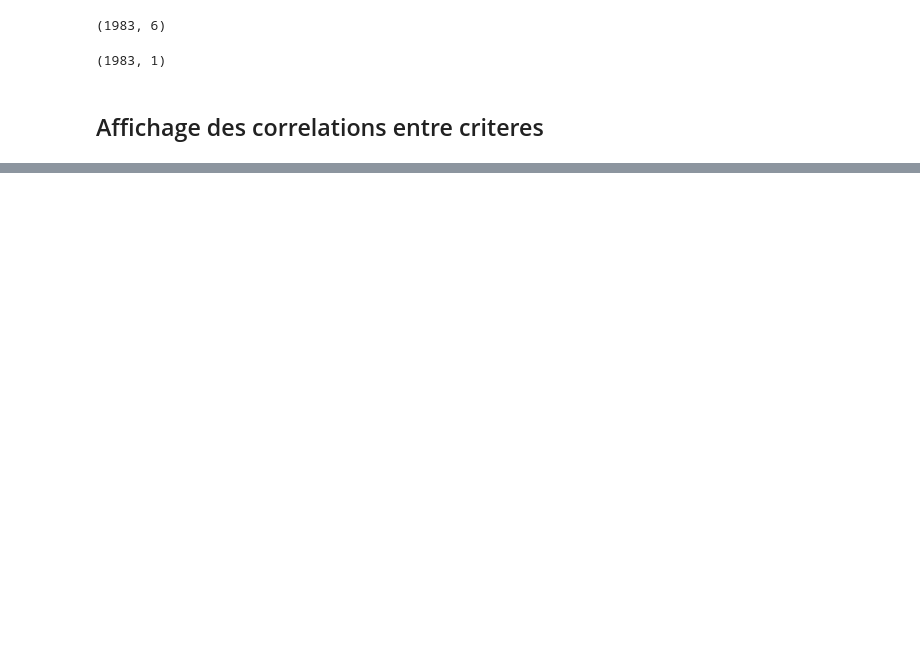
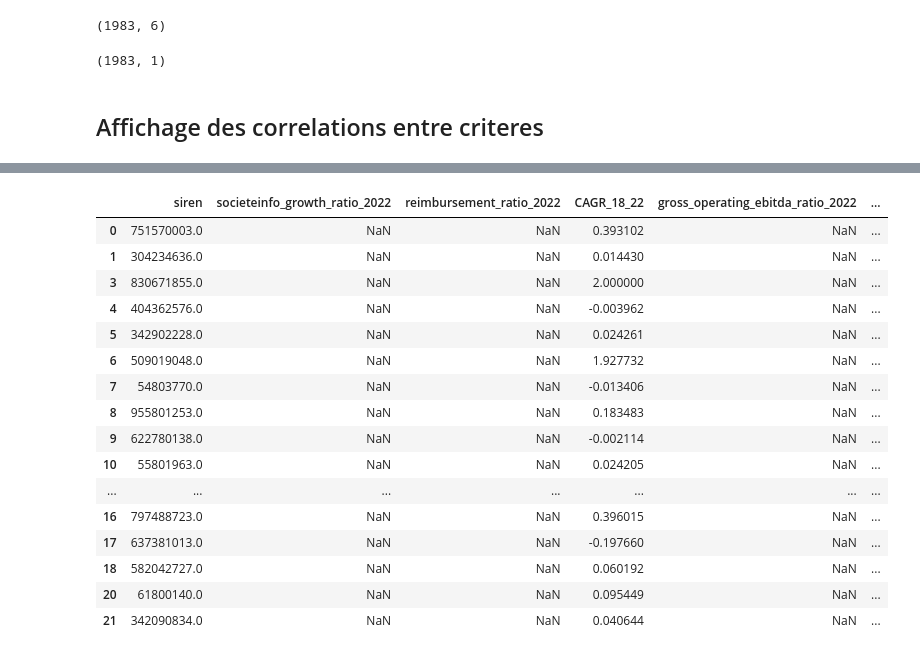
Before and after one commit to christin1977/models_classification, a Jupyter notebook: PFS_Classification.ipynb, the cells around one changed output, grey strips where cells are left out. Saved outputs shown, nothing was run; the diff lists cells and outputs as text; code cells hidden in the pictures; blank space fills up the shorter version.

```diff
--- a/PFS_Classification.ipynb
+++ b/PFS_Classification.ipynb
@@ -292,0 +327,3 @@ panel.to_csv('echantillon.csv', index='siren')
+# %%
+panel_non_classifié =source_entreprise_extract[source_entreprise_extract['classification']=='Non classifié']
+panel_non_classifié .to_csv('echantillon.csv', index='siren')
@@ -795,0 +606,27 @@ for i in range(m):
+# %%
+
+company_ids = panel_non_classifié['siren'].copy()  # Copiez les identifiants pour les utiliser plus tard
+
+# supprimez les colonnes non nécessaires pour XGBoost, sans toucher à 'company_id'
+cols_to_keep = ['siren','societeinfo_growth_ratio_2022','reimbursement_ratio_2022','CAGR_18_22',
+                     'gross_operating_ebitda_ratio_2022','robustness_ratio_2022', 'solvability_ratio_2022']
+X_full = panel_non_classifié[cols_to_keep]
+X_full.head(20)
+# %% [output]
+|  | siren | societeinfo_growth_ratio_2022 | reimbursement_ratio_2022 | CAGR_18_22 | gross_operating_ebitda_ratio_2022 | ... |
+| 0 | 751570003.0 | NaN | NaN | 0.393102 | NaN | ... |
+| 1 | 304234636.0 | NaN | NaN | 0.014430 | NaN | ... |
+| 3 | 830671855.0 | NaN | NaN | 2.000000 | NaN | ... |
+| 4 | 404362576.0 | NaN | NaN | -0.003962 | NaN | ... |
+| 5 | 342902228.0 | NaN | NaN | 0.024261 | NaN | ... |
+| 6 | 509019048.0 | NaN | NaN | 1.927732 | NaN | ... |
+| 7 | 54803770.0 | NaN | NaN | -0.013406 | NaN | ... |
+| 8 | 955801253.0 | NaN | NaN | 0.183483 | NaN | ... |
+| 9 | 622780138.0 | NaN | NaN | -0.002114 | NaN | ... |
+| 10 | 55801963.0 | NaN | NaN | 0.024205 | NaN | ... |
+| ... | ... | ... | ... | ... | ... | ... |
+| 16 | 797488723.0 | NaN | NaN | 0.396015 | NaN | ... |
+| 17 | 637381013.0 | NaN | NaN | -0.197660 | NaN | ... |
+| 18 | 582042727.0 | NaN | NaN | 0.060192 | NaN | ... |
+| 20 | 61800140.0 | NaN | NaN | 0.095449 | NaN | ... |
+| 21 | 342090834.0 | NaN | NaN | 0.040644 | NaN | ... |
```
Also changed, not shown: parts of 81 cells of this notebook.
